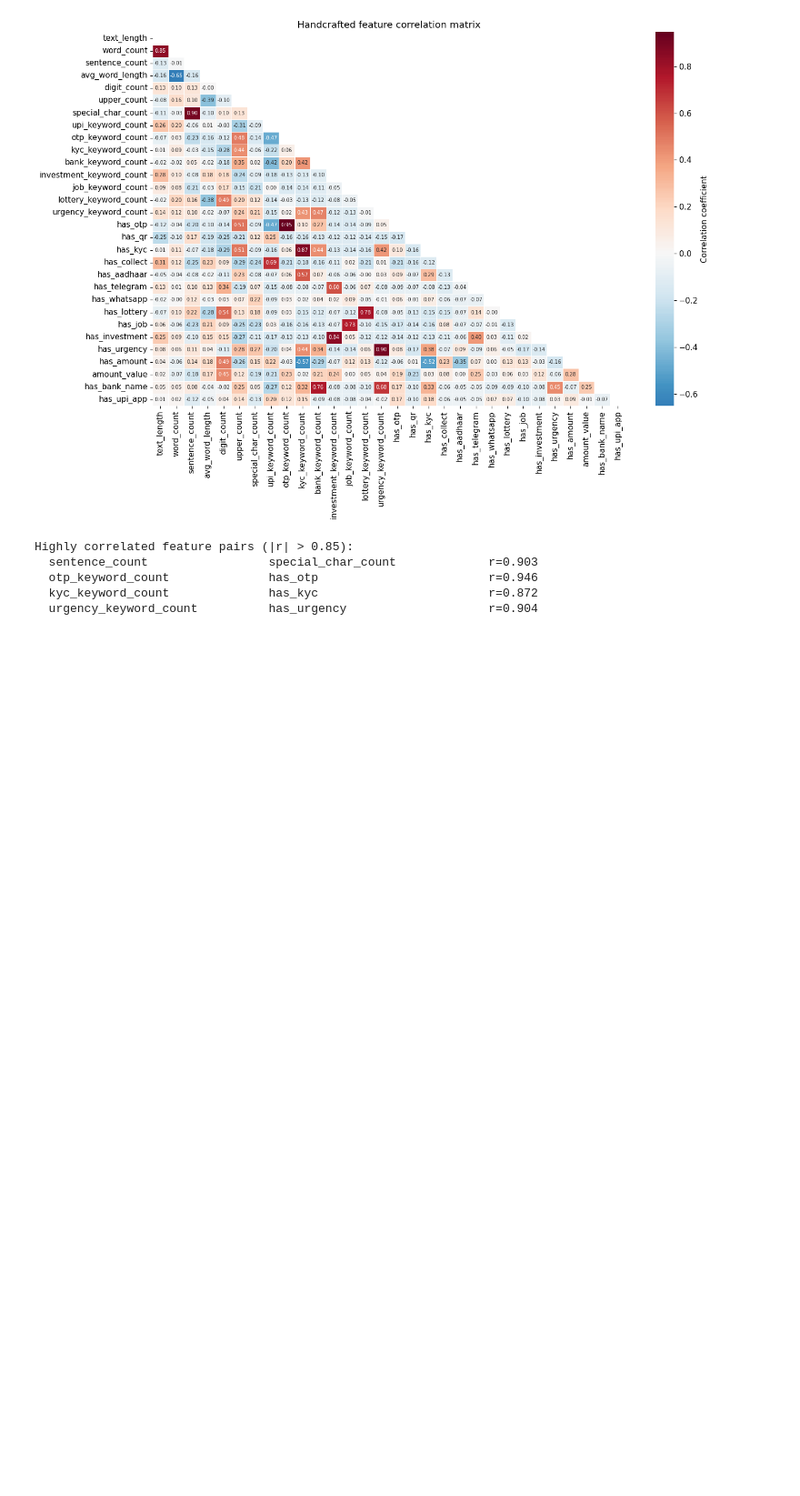
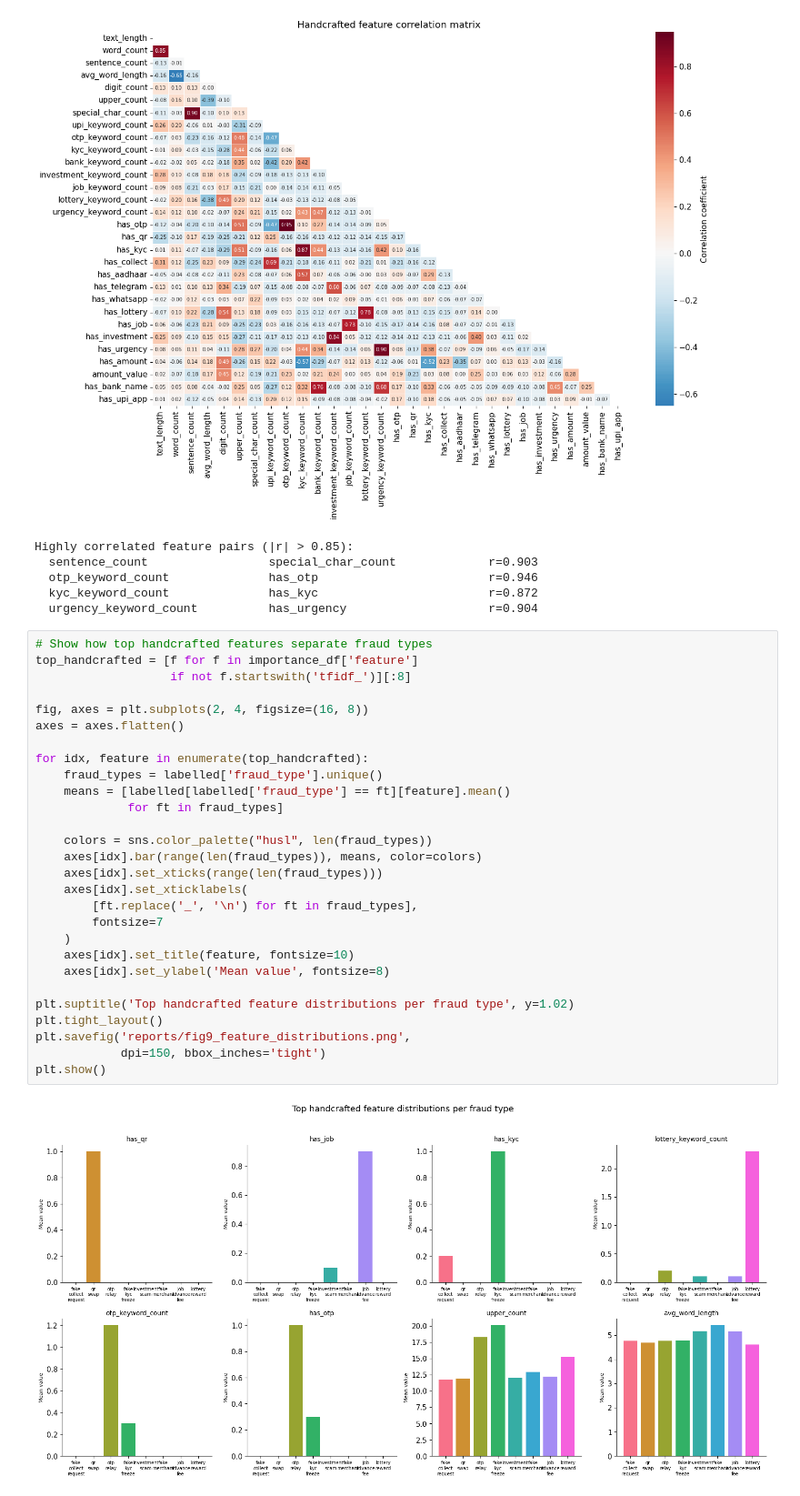
Before and after one commit to devanshhhh09/upi-fraud-analyzer, a Jupyter notebook: notebooks/eda.ipynb, the cells around one changed output. Shown at 91% size. Saved outputs shown, nothing was run; the diff lists cells and outputs as text; blank space fills up the shorter version.

Commit message:
Phase 5: feature validation — importance scores, correlation matrix, validated features

```diff
--- a/notebooks/eda.ipynb
+++ b/notebooks/eda.ipynb
@@ -701,3 +701,33 @@ Highly correlated feature pairs (|r| > 0.85):
   otp_keyword_count              has_otp                        r=0.946
   kyc_keyword_count              has_kyc                        r=0.872
   urgency_keyword_count          has_urgency                    r=0.904
+# %%
+# Show how top handcrafted features separate fraud types
+top_handcrafted = [f for f in importance_df['feature']
+                   if not f.startswith('tfidf_')][:8]
+
+fig, axes = plt.subplots(2, 4, figsize=(16, 8))
+axes = axes.flatten()
+
+for idx, feature in enumerate(top_handcrafted):
+    fraud_types = labelled['fraud_type'].unique()
+    means = [labelled[labelled['fraud_type'] == ft][feature].mean()
+             for ft in fraud_types]
+
+    colors = sns.color_palette("husl", len(fraud_types))
+    axes[idx].bar(range(len(fraud_types)), means, color=colors)
+    axes[idx].set_xticks(range(len(fraud_types)))
+    axes[idx].set_xticklabels(
+        [ft.replace('_', '\n') for ft in fraud_types],
+        fontsize=7
+    )
+    axes[idx].set_title(feature, fontsize=10)
+    axes[idx].set_ylabel('Mean value', fontsize=8)
+
+plt.suptitle('Top handcrafted feature distributions per fraud type', y=1.02)
+plt.tight_layout()
+plt.savefig('reports/fig9_feature_distributions.png',
+            dpi=150, bbox_inches='tight')
+plt.show()
+# %% [output]
+[figure, added]
```
Also changed, not shown: parts of 2 cells of this notebook.
